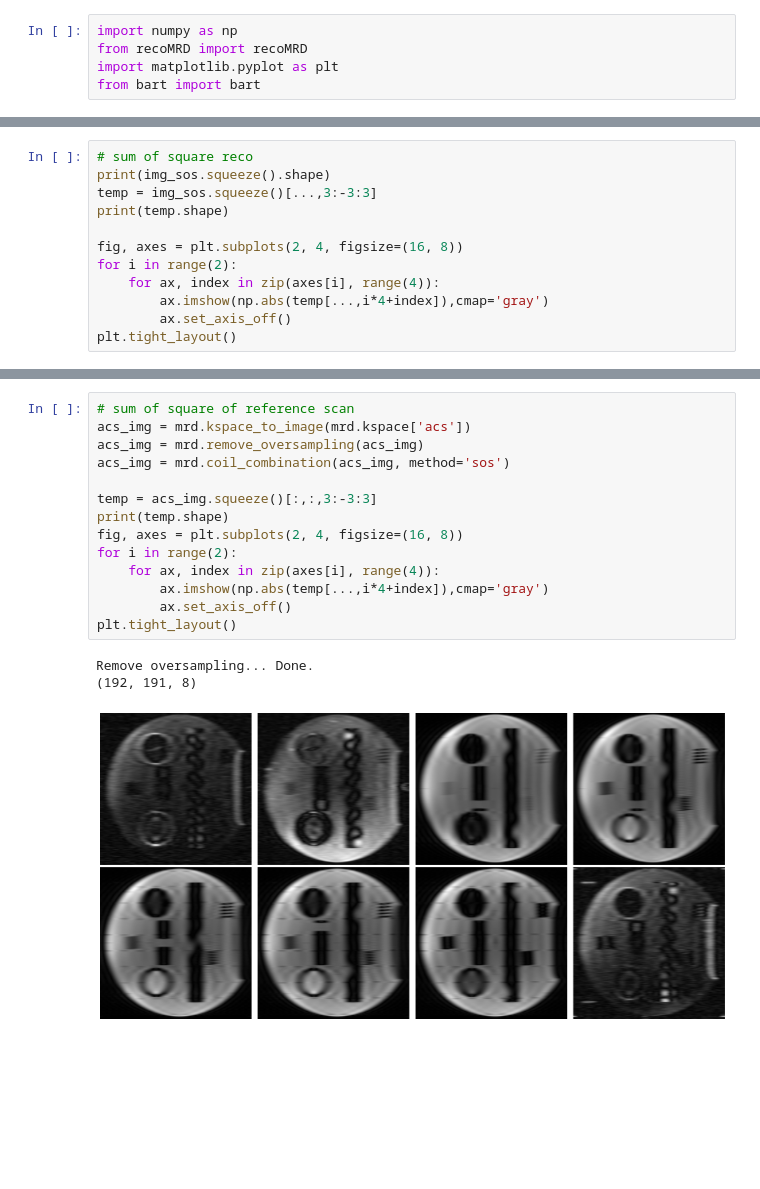
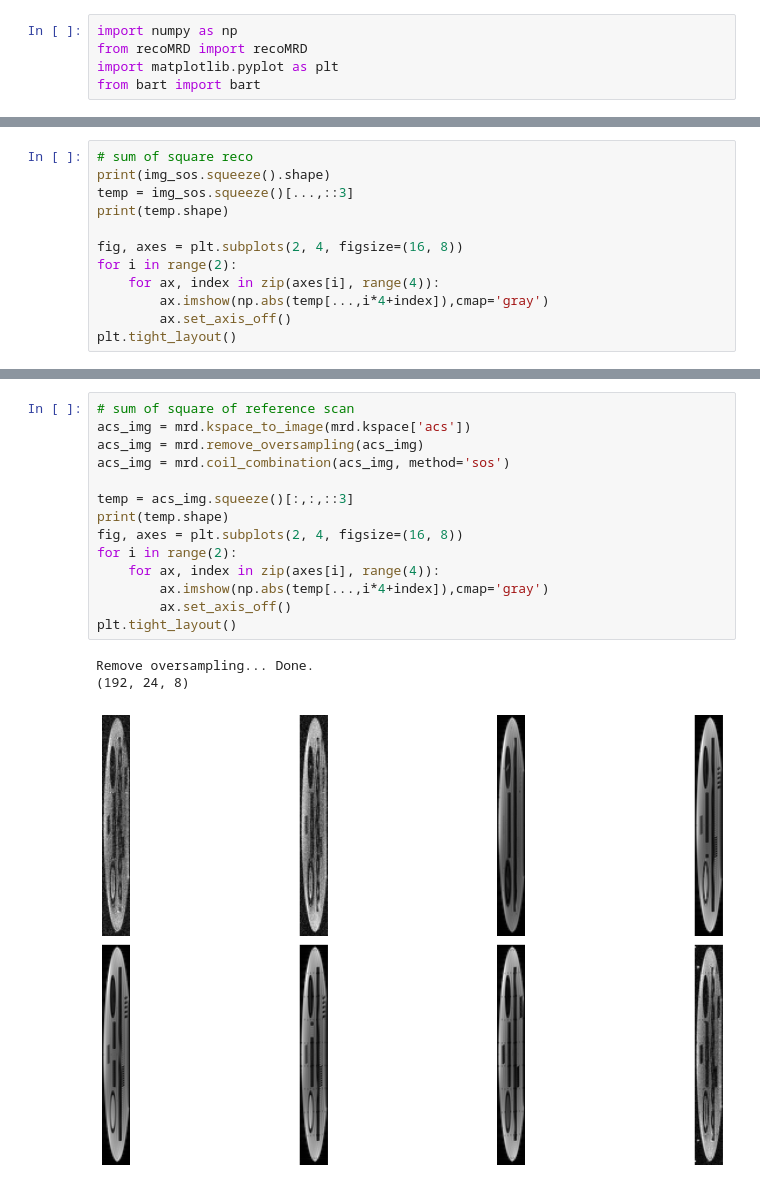
Before and after one commit to aghaeifar/recoMRD, a Jupyter notebook: examples/parallel_imaging_3D.ipynb, the cells around one changed output, grey strips where cells are left out. Drawn from its saved outputs; the diff is of its cells as text; blank space fills up the shorter version.

```diff
--- a/examples/parallel_imaging_3D.ipynb
+++ b/examples/parallel_imaging_3D.ipynb
@@ -23,7 +26,7 @@ Remove oversampling... Done.
 # %%
 # sum of square reco
 print(img_sos.squeeze().shape)
-temp = img_sos.squeeze()[...,3:-3:3]
+temp = img_sos.squeeze()[...,::3]
 print(temp.shape)
 
 fig, axes = plt.subplots(2, 4, figsize=(16, 8))
@@ -69,21 +72,21 @@ plt.tight_layout()
 # %%
 # sum of square of reference scan
 acs_img = mrd.kspace_to_image(mrd.kspace['acs'])
 acs_img = mrd.remove_oversampling(acs_img)
 acs_img = mrd.coil_combination(acs_img, method='sos')
 
-temp = acs_img.squeeze()[:,:,3:-3:3]
+temp = acs_img.squeeze()[:,:,::3]
 print(temp.shape)
 fig, axes = plt.subplots(2, 4, figsize=(16, 8))
 for i in range(2):
     for ax, index in zip(axes[i], range(4)):
         ax.imshow(np.abs(temp[...,i*4+index]),cmap='gray')
         ax.set_axis_off()
 plt.tight_layout()
 # %% [output]
 Remove oversampling... Done.
-(192, 191, 8)
+(192, 24, 8)
-[figure, old version]
+[figure, new version]
 # %%
 %%time
 # calculate coil sensitivity, using espirit method
```
Also changed, not shown: parts of 12 cells of this notebook, 1 other file.
